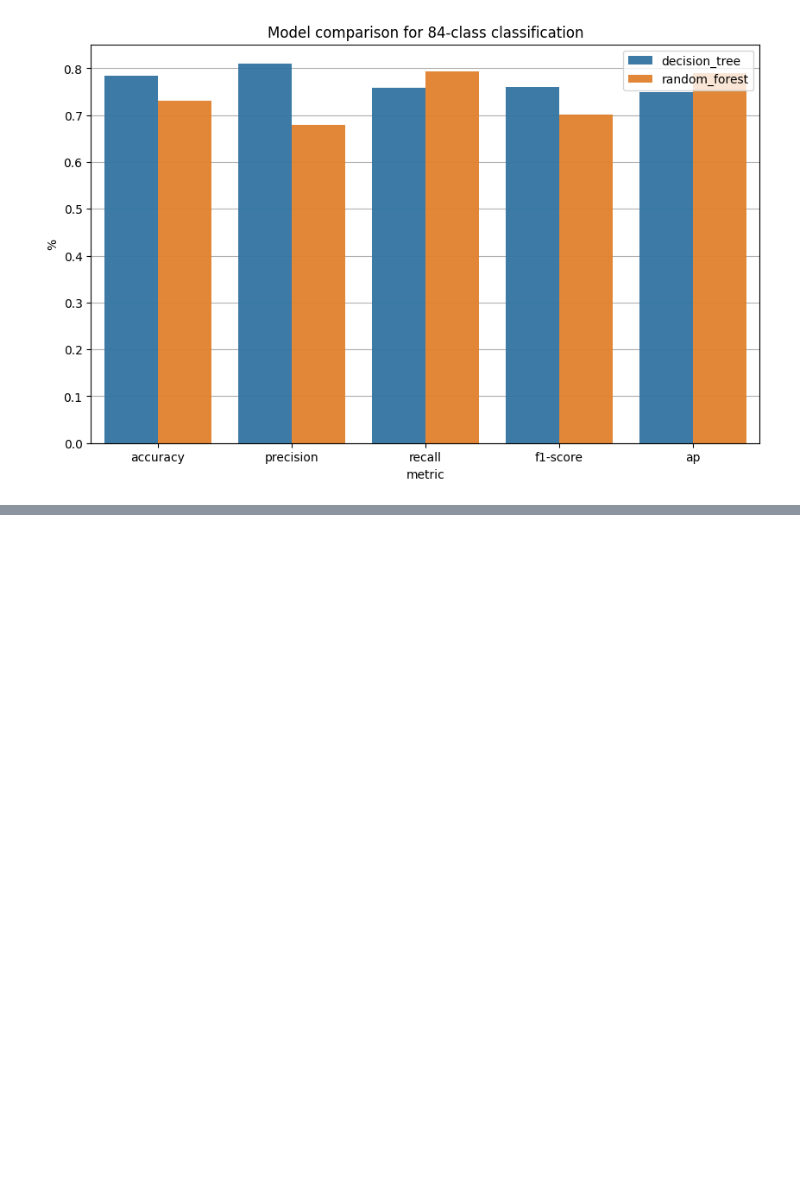
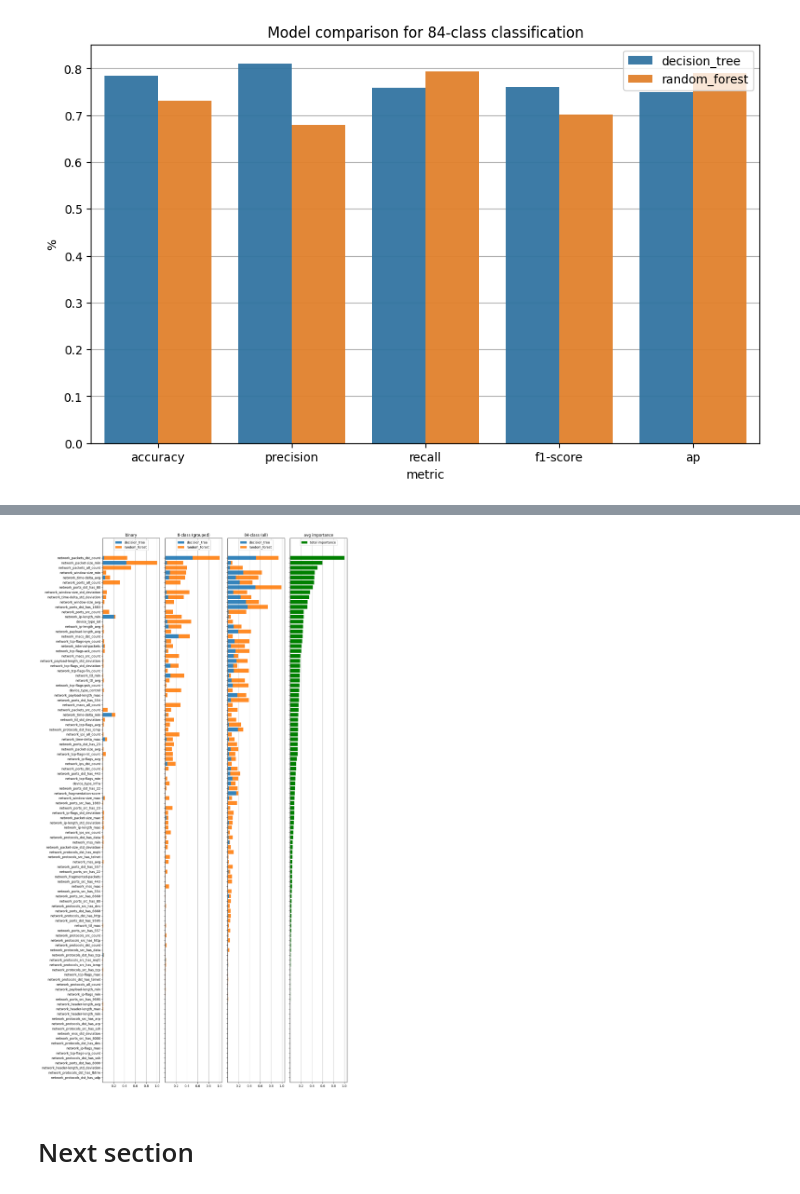
Before and after one commit to nelioasousa/iiot_threat_detec, a Jupyter notebook: experiments/evaluations.ipynb, the cells around one changed output, grey strips where cells are left out. Saved outputs shown, nothing was run; the diff lists cells and outputs as text; code cells hidden in the pictures; blank space fills up the shorter version.

Commit message:
Feature importances

```diff
--- a/experiments/evaluations.ipynb
+++ b/experiments/evaluations.ipynb
@@ -497,0 +578,40 @@ fig.savefig(evaluations_dir / "all_metrics_comparison_by_class.png", dpi=300)
+# %%
+fig, axs = plt.subplots(1, 4, figsize=(14, 25), sharex=True, sharey=True)
+
+y_ticks = np.arange(len(importances))
+for i, label_target in enumerate(("binary", "grouped", "all")):
+    ax = axs[i]
+    target_columns = [c for c in importances.columns if c.startswith(label_target)]
+    acc = np.zeros_like(y_ticks, dtype=float)
+    for col in sorted(target_columns):
+        if col.endswith("_avg_importance"): continue
+        model = col.removeprefix(f"{label_target}_").removesuffix("_importance")
+        ax.barh(y_ticks, importances[col], left=acc, label=model, alpha=0.9)
+        acc[:] += importances[col]
+    ax.set_title(
+        label_target if label_target == "binary"
+        else f"{len(labels[label_target][-1])}-class ({label_target})"
+    )
+    ax.legend(loc="upper center")
+    ax.grid(axis="x")
+    ax.set_axisbelow(True)
+
+ax = axs[-1]
+ax.barh(
+    y_ticks, importances["total_avg_scaled"],
+    color="green", label="total importance",
+)
+ax.set_title("avg importance")
+ax.set_yticks(y_ticks, list(importances.index))
+ax.set_ylim(len(importances), -4)
+ax.legend(loc="upper center")
+ax.grid(axis="x")
+ax.set_axisbelow(True)
+
+plt.tight_layout()
+fig.savefig(evaluations_dir / "feature_importances.png", dpi=300)
+plt.show()
+# %% [output]
+[figure, added]
+# %% [markdown]
+# Next section
```
Also changed, not shown: parts of 13 cells of this notebook, 5 other files.
